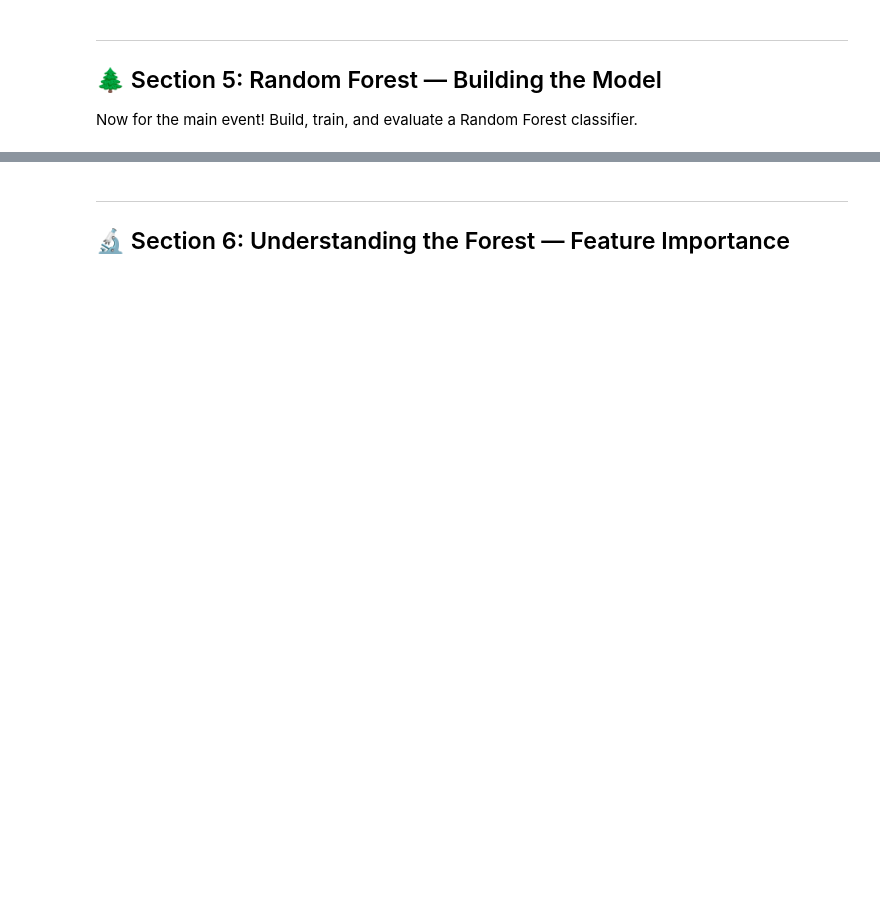
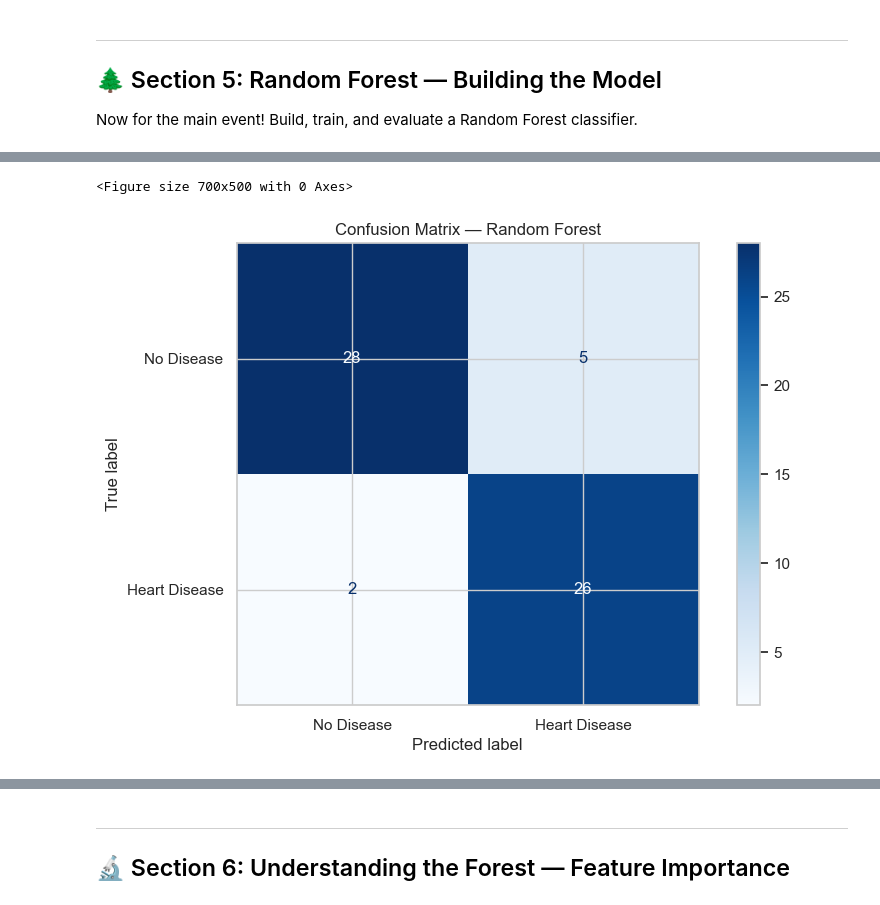
Before and after one commit to tashfeen786/AI-ML-BootCamp, a Jupyter notebook: NETSOL WORK/week_8/heart_disease_random_forest_assignment.ipynb, the cells around one changed output, grey strips where cells are left out. Cells and saved outputs as stored; diff of their text form; code cells hidden in the pictures; blank space fills up the shorter version.

```diff
--- a/NETSOL WORK/week_8/heart_disease_random_forest_assignment.ipynb
+++ b/NETSOL WORK/week_8/heart_disease_random_forest_assignment.ipynb
@@ -317,8 +317,8 @@ plt.show()
 # 💡 Hint: Use df.drop('target', axis=1) for X
 
 # YOUR CODE HERE
-X = ___
-y = ___
+X = df.drop('target', axis=1)
+y = df['target']
 
 print("Feature matrix shape:", X.shape)
 print("Target shape:", y.shape)
@@ -332,7 +337,7 @@ print("\nFeatures used:", list(X.columns))
 #          The stratify=y argument ensures class balance is preserved in both splits!
 
 # YOUR CODE HERE
-X_train, X_test, y_train, y_test = ___
+X_train, X_test, y_train, y_test = train_test_split(X, y, test_size=0.2, random_state=42, stratify=y)
 
 print(f"Training set size:  {X_train.shape[0]} samples")
 print(f"Testing set size:   {X_test.shape[0]} samples")
@@ -354,8 +368,8 @@ Now for the main event! Build, train, and evaluate a Random Forest classifier.
 #          Then call rf_model.fit(X_train, y_train)
 
 # YOUR CODE HERE
-rf_model = ___
-___  # fit the model
+rf_model = RandomForestClassifier(n_estimators=100, random_state=42)
+rf_model.fit(X_train, y_train)  # fit the model
 
 print("✅ Random Forest model trained!")
 print(f"Number of trees: {rf_model.n_estimators}")
@@ -372,12 +389,12 @@ print(f"Number of trees: {rf_model.n_estimators}")
 #          print(classification_report(y_test, y_pred))
 
 # YOUR CODE HERE
-y_pred = ___
+y_pred = rf_model.predict(X_test)
 
-train_acc = ___
-test_acc  = ___
+train_acc = accuracy_score(y_train, rf_model.predict(X_train))
+test_acc  = accuracy_score(y_test, y_pred)
 
 print(f"Training Accuracy: {train_acc:.4f}")
 print(f"Test Accuracy:     {test_acc:.4f}")
 print("\nClassification Report:")
-print(___)
+print(classification_report(y_test, y_pred, target_names=['No Disease', 'Heart Disease']))
@@ -384,22 +414,25 @@ print(___)
 # %%
 # ✅ TASK 5.3 — Confusion Matrix Visualization
 # Plot a confusion matrix heatmap to visualize model predictions.
 
 # 💡 Hint: Use ConfusionMatrixDisplay.from_predictions(y_test, y_pred)
 #          OR compute confusion_matrix(y_test, y_pred) then plot with sns.heatmap.
 #          Label the axes clearly: 'No Disease' and 'Heart Disease'.
 
 plt.figure(figsize=(7, 5))
 
 # YOUR CODE HERE
-
+ConfusionMatrixDisplay.from_predictions(y_test, y_pred, display_labels=['No Disease', 'Heart Disease'], cmap='Blues')
 
 plt.title("Confusion Matrix — Random Forest")
 plt.show()
 
 # 🤔 Question: How many False Positives and False Negatives does your model produce?
 # Why does a False Negative matter more in a medical context?
 # Answer:
+# %% [output]
+<Figure size 700x500 with 0 Axes>
+[figure, added]
 # %%
 # ✅ TASK 5.4 — ROC Curve & AUC Score
 # Plot the ROC (Receiver Operating Characteristic) curve and compute the AUC score.
```
Also changed, not shown: parts of 11 cells of this notebook.
